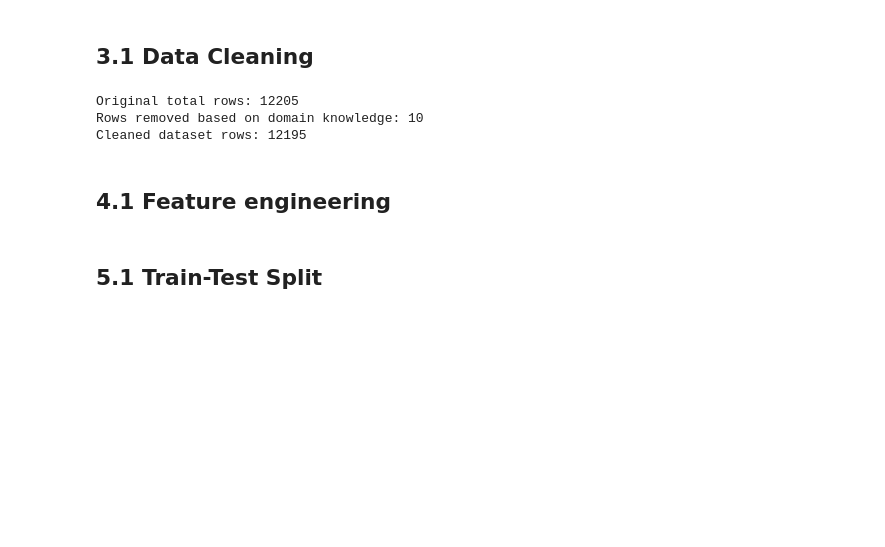
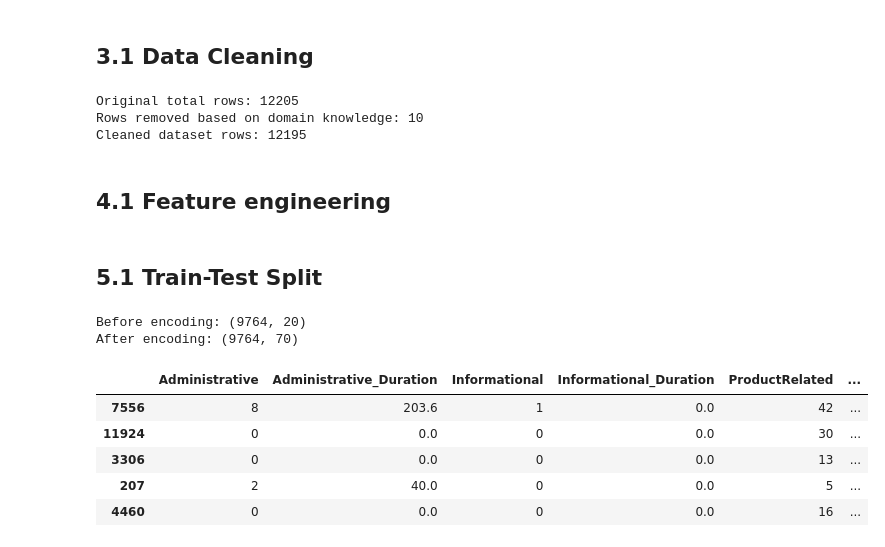
Before and after one commit to liaoxiaoyang3-prog/MLDP_project, a Jupyter notebook: MLDP.ipynb, the cells around one changed output. Drawn from its saved outputs; the diff is of its cells as text; code cells hidden in the pictures; blank space fills up the shorter version.

Commit message:
encoding done

```diff
--- a/MLDP.ipynb
+++ b/MLDP.ipynb
@@ -933,3 +933,48 @@ X_train, X_test, y_train, y_test = train_test_split(
     stratify=y,
     shuffle=True  # shuffle
 )
+# %%
+# Encoding Here we chose one hot encoding, the next  suitable is Cyclical encoding but for the purpose of project we keep as OHE
+categorical_cols = [
+    'Month',
+    'OperatingSystems',
+    'Browser',
+    'Region',
+    'TrafficType',
+    'VisitorType',
+    'Weekend'
+]
+
+X_train_encoded = pd.get_dummies(
+    X_train,
+    columns=categorical_cols,
+    drop_first=True,
+    dtype=int
+)
+
+X_test_encoded = pd.get_dummies(
+    X_test,
+    columns=categorical_cols,
+    drop_first=True,
+    dtype=int
+)
+
+# Ensure the test set has exactly the same columns as training
+X_test_encoded = X_test_encoded.reindex(
+    columns=X_train_encoded.columns,
+    fill_value=0
+)
+# %%
+print("Before encoding:", X_train.shape)
+print("After encoding:", X_train_encoded.shape)
+
+display(X_train_encoded.head())
+# %% [output]
+Before encoding: (9764, 20)
+After encoding: (9764, 70)
+|  | Administrative | Administrative_Duration | Informational | Informational_Duration | ProductRelated | ... |
+| 7556 | 8 | 203.6 | 1 | 0.0 | 42 | ... |
+| 11924 | 0 | 0.0 | 0 | 0.0 | 30 | ... |
+| 3306 | 0 | 0.0 | 0 | 0.0 | 13 | ... |
+| 207 | 2 | 40.0 | 0 | 0.0 | 5 | ... |
+| 4460 | 0 | 0.0 | 0 | 0.0 | 16 | ... |
```
